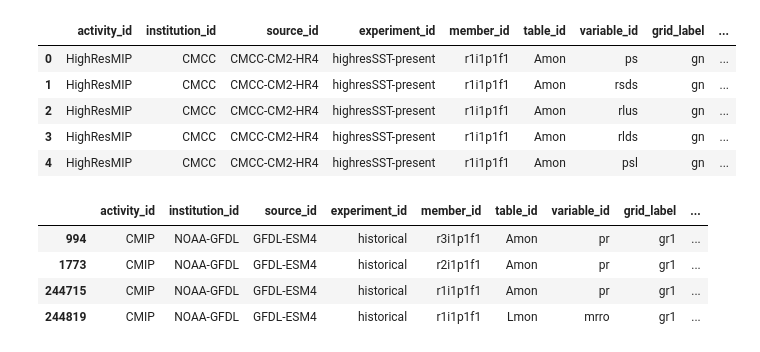
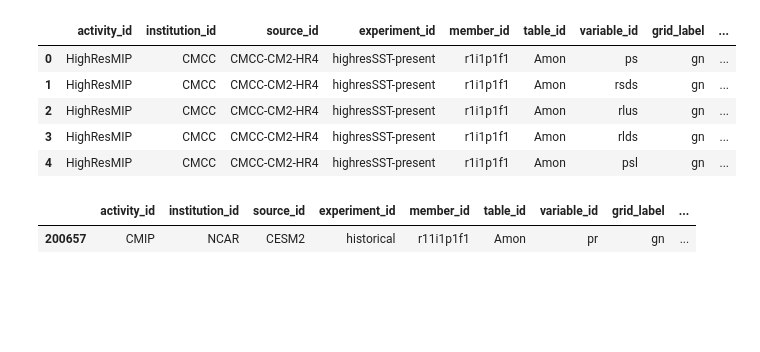
Before and after one commit to jeremyjcheng/106_project3, a Jupyter notebook: eda.ipynb, the cells around one changed output. Saved outputs shown, nothing was run; the diff lists cells and outputs as text; code cells hidden in the pictures; blank space fills up the shorter version.

Commit message:
commit precipitation df

```diff
--- a/eda.ipynb
+++ b/eda.ipynb
@@ -27,17 +40,16 @@ df.head()
 | 3 | HighResMIP | CMCC | CMCC-CM2-HR4 | highresSST-present | r1i1p1f1 | Amon | rlds | gn | ... |
 | 4 | HighResMIP | CMCC | CMCC-CM2-HR4 | highresSST-present | r1i1p1f1 | Amon | psl | gn | ... |
 # %%
-precipitation_runoff = df[
+historical_precipitation = df[
+   (df['institution_id'] == 'NCAR') &
+   (df['source_id'] == 'CESM2') &
+   (df['member_id'] == 'r11i1p1f1') &
    (df['activity_id'] == 'CMIP') &
    (df['experiment_id'] == 'historical') &
-   (df['variable_id'].isin(['pr', 'mrro'])) &
-   (df['table_id'].isin(['Amon', 'Lmon'])) &
-   (df['source_id'] == 'GFDL-ESM4')
+   (df['variable_id'].isin(['pr'])) &
+   (df['table_id'].isin(['Amon']))
 ]
-precipitation_runoff
+historical_precipitation
 # %% [output]
 |  | activity_id | institution_id | source_id | experiment_id | member_id | table_id | variable_id | grid_label | ... |
-| 994 | CMIP | NOAA-GFDL | GFDL-ESM4 | historical | r3i1p1f1 | Amon | pr | gr1 | ... |
-| 1773 | CMIP | NOAA-GFDL | GFDL-ESM4 | historical | r2i1p1f1 | Amon | pr | gr1 | ... |
-| 244715 | CMIP | NOAA-GFDL | GFDL-ESM4 | historical | r1i1p1f1 | Amon | pr | gr1 | ... |
-| 244819 | CMIP | NOAA-GFDL | GFDL-ESM4 | historical | r1i1p1f1 | Lmon | mrro | gr1 | ... |
+| 200657 | CMIP | NCAR | CESM2 | historical | r11i1p1f1 | Amon | pr | gn | ... |
```
Also changed, not shown: parts of 30 cells of this notebook, 2 other files.
